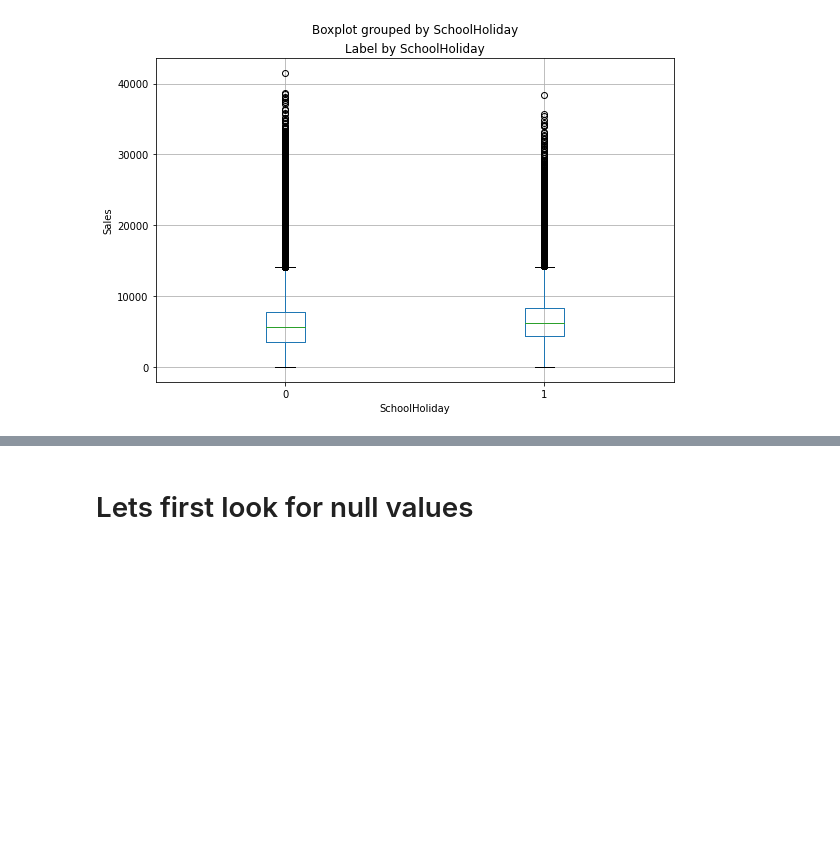
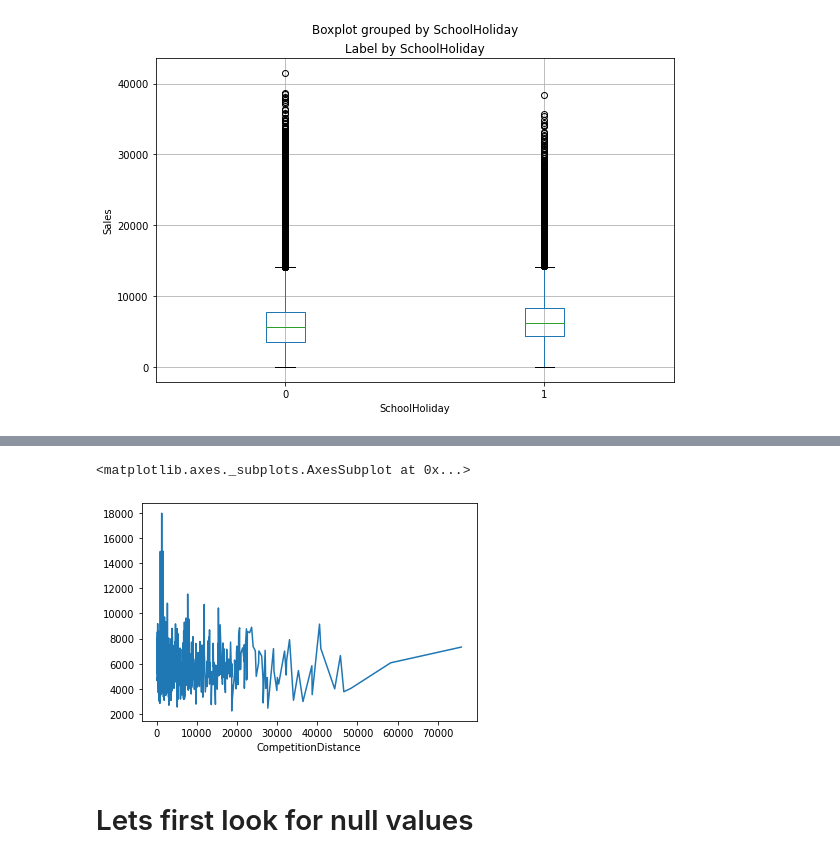
Before and after one commit to rohan-dot/Rossmann-Sales-, a Jupyter notebook: Rohan_Datta_Purkayastha_Team_4_Capstone_Project.ipynb, the cells around one changed output, grey strips where cells are left out. Saved outputs shown, nothing was run; the diff lists cells and outputs as text; code cells hidden in the pictures; blank space fills up the shorter version.

```diff
--- a/Rohan_Datta_Purkayastha_Team_4_Capstone_Project.ipynb
+++ b/Rohan_Datta_Purkayastha_Team_4_Capstone_Project.ipynb
@@ -117,3 +232,8 @@ Name: Sales, dtype: int64
+# %%
+df3.groupby('CompetitionDistance')['Sales'].mean().plot()
+# %% [output]
+<matplotlib.axes._subplots.AxesSubplot at 0x...>
+[figure, added]
 # %% [markdown]
 # Lets first look for null values
 # %%
```
Also changed, not shown: parts of 53 cells of this notebook.
